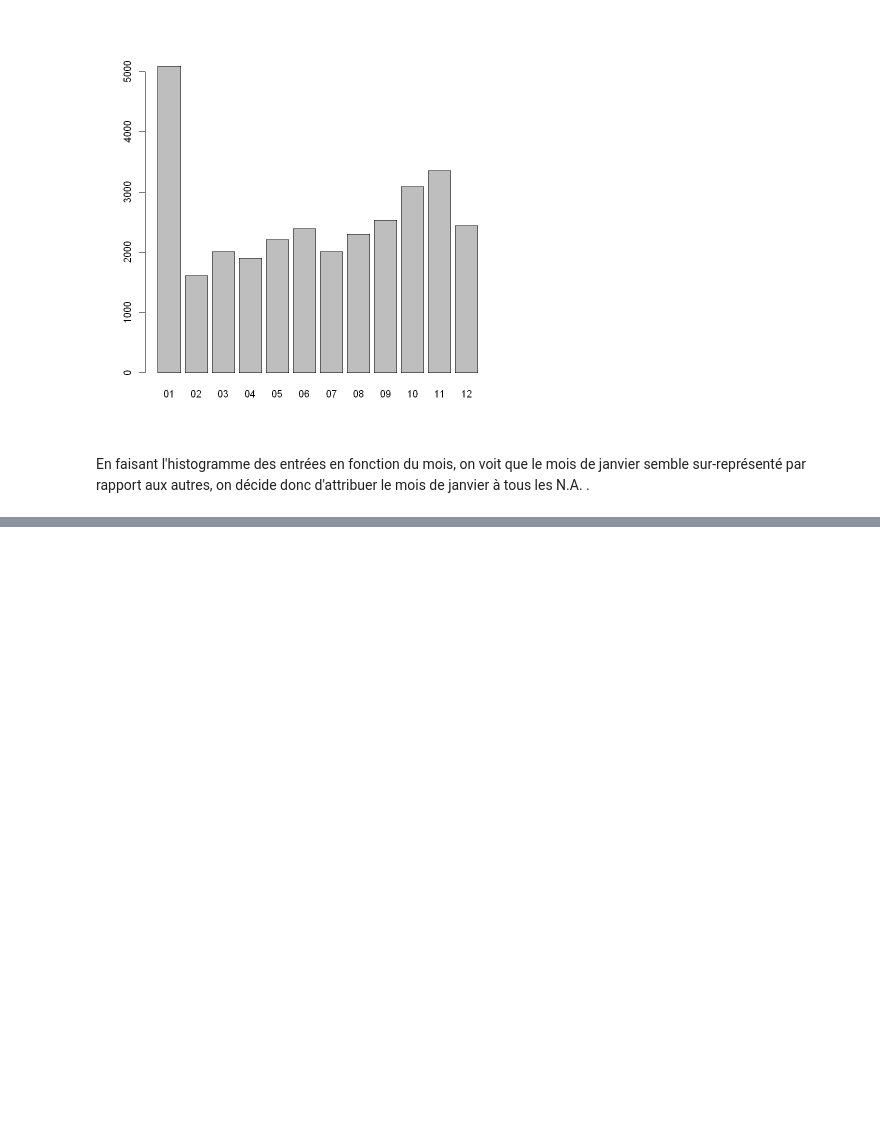
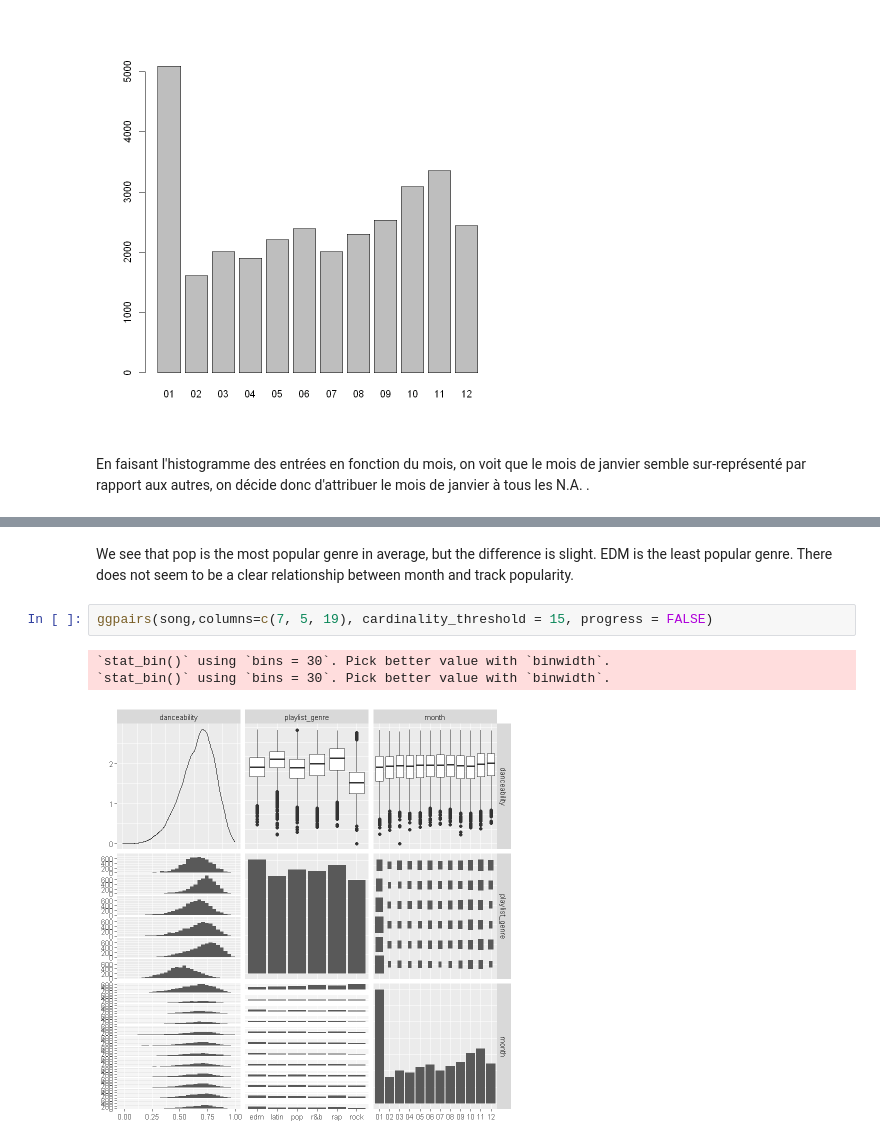
Before and after one commit to P-Point-all/Data_Science_Spotify, a Jupyter notebook: Data_Spotify_R.ipynb, the cells around one changed output, grey strips where cells are left out. Saved outputs shown, nothing was run; the diff lists cells and outputs as text; blank space fills up the shorter version.

```diff
--- a/Data_Spotify_R.ipynb
+++ b/Data_Spotify_R.ipynb
@@ -138,0 +226,9 @@ song$year[which(is.na(song$year), arr.ind = TRUE)] = mode
+# %% [markdown]
+We see that pop is the most popular genre in average, but the difference is slight. EDM is the least popular genre.
+There does not seem to be a clear relationship between month and track popularity.
+# %%
+ggpairs(song,columns=c(7, 5, 19), cardinality_threshold = 15, progress = FALSE)
+# %% [output]
+`stat_bin()` using `bins = 30`. Pick better value with `binwidth`.
+`stat_bin()` using `bins = 30`. Pick better value with `binwidth`.
+[figure, added]
```
Also changed, not shown: parts of 15 cells of this notebook.
